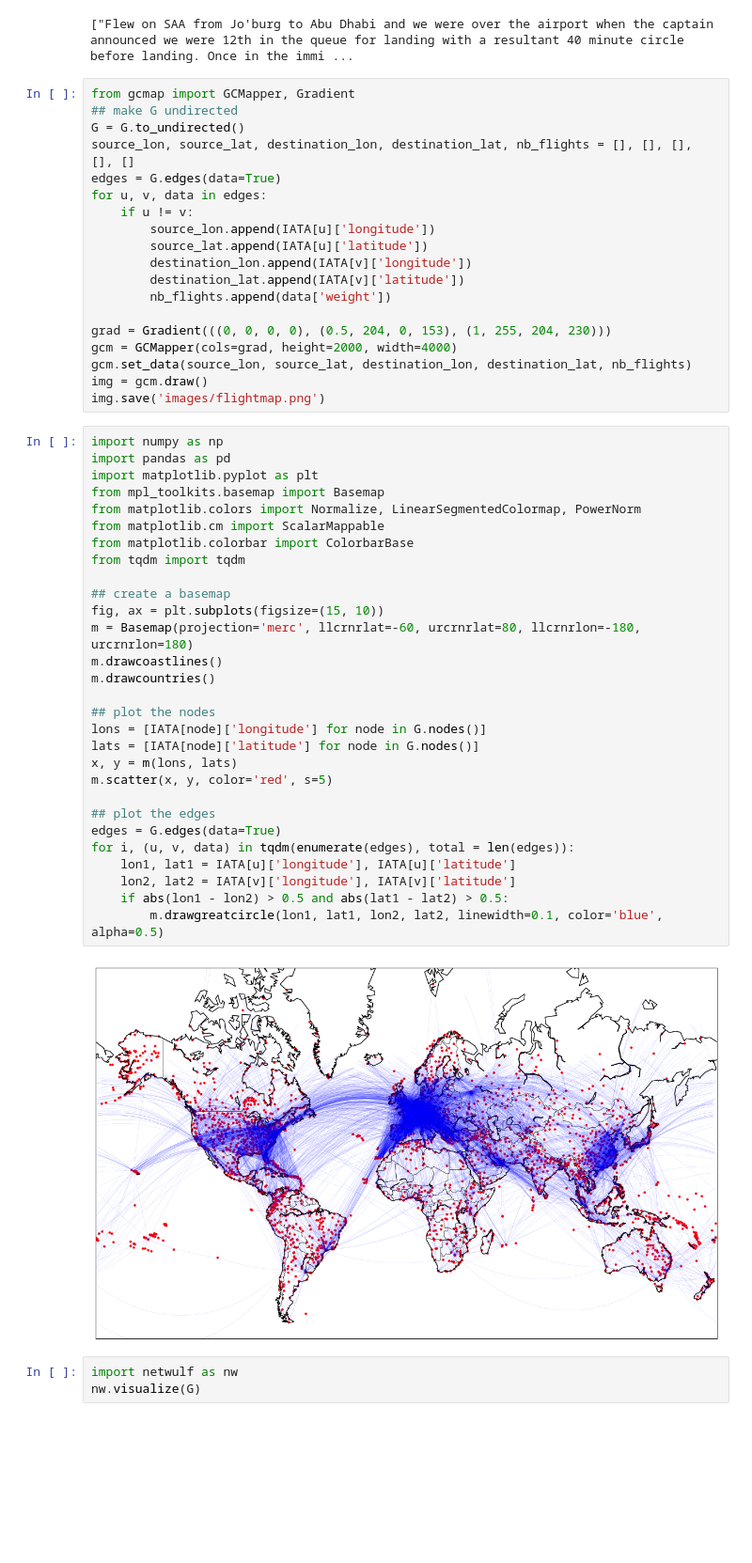
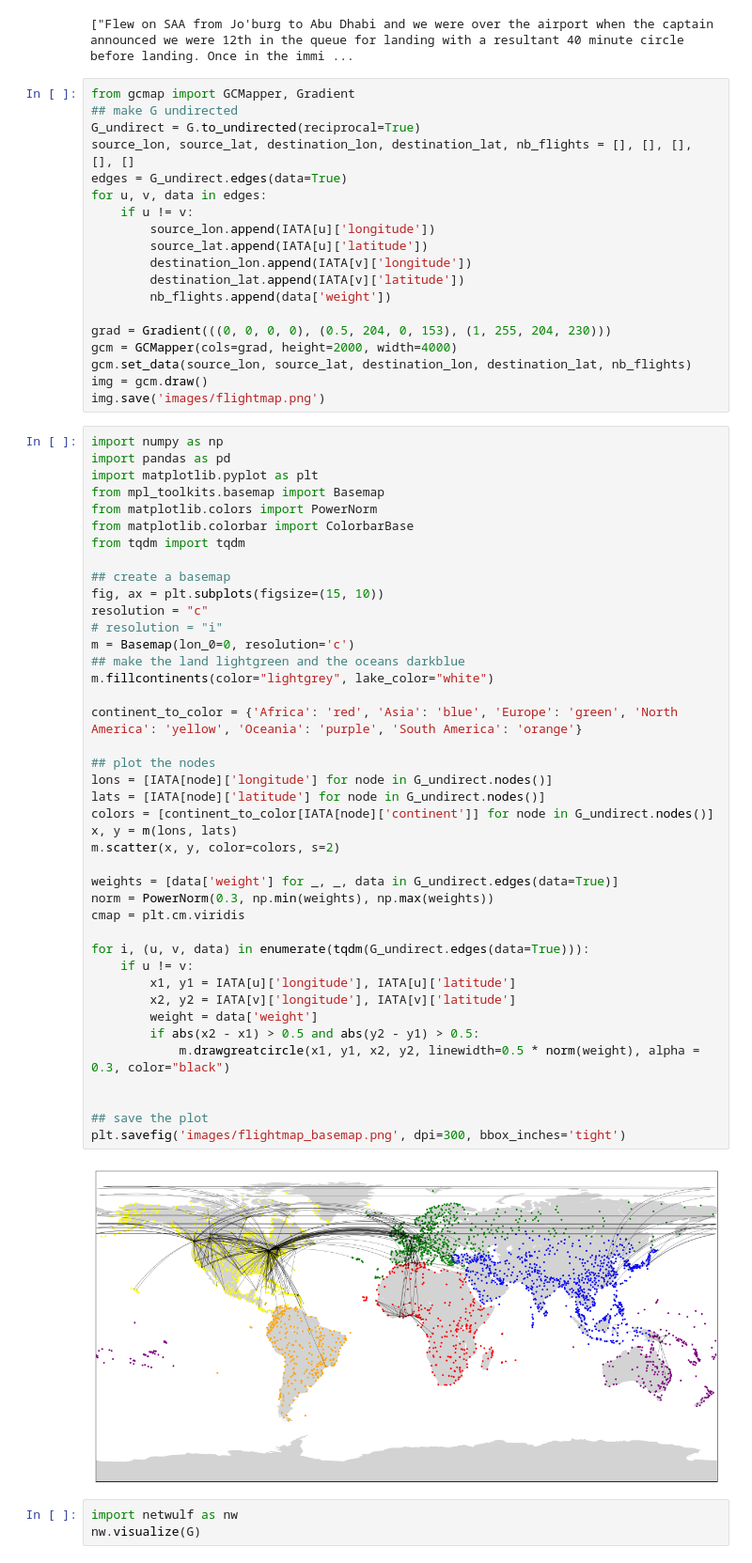
Before and after one commit to kommodeskab/SocialProject, a Jupyter notebook: visuals.ipynb, the cells around one changed output. Shown: that part at 94% size. Saved outputs shown, nothing was run; the diff lists cells and outputs as text; blank space fills up the shorter version.

Commit message:
better plot

```diff
--- a/visuals.ipynb
+++ b/visuals.ipynb
@@ -33,9 +33,9 @@ print(continent_to_reviews["Africa"])
 # %%
 from gcmap import GCMapper, Gradient
 ## make G undirected
-G = G.to_undirected()
+G_undirect = G.to_undirected(reciprocal=True)
 source_lon, source_lat, destination_lon, destination_lat, nb_flights = [], [], [], [], []
-edges = G.edges(data=True)
+edges = G_undirect.edges(data=True)
 for u, v, data in edges:
     if u != v:
         source_lon.append(IATA[u]['longitude'])
@@ -52,34 +52,46 @@ img.save('images/flightmap.png')
 # %%
 import numpy as np
 import pandas as pd
 import matplotlib.pyplot as plt
 from mpl_toolkits.basemap import Basemap
-from matplotlib.colors import Normalize, LinearSegmentedColormap, PowerNorm
-from matplotlib.cm import ScalarMappable
+from matplotlib.colors import PowerNorm
 from matplotlib.colorbar import ColorbarBase
 from tqdm import tqdm
 
 ## create a basemap
 fig, ax = plt.subplots(figsize=(15, 10))
-m = Basemap(projection='merc', llcrnrlat=-60, urcrnrlat=80, llcrnrlon=-180, urcrnrlon=180)
-m.drawcoastlines()
-m.drawcountries()
+resolution = "c"
+# resolution = "i"
+m = Basemap(lon_0=0, resolution='c')
+## make the land lightgreen and the oceans darkblue
+m.fillcontinents(color="lightgrey", lake_color="white")
+
+continent_to_color = {'Africa': 'red', 'Asia': 'blue', 'Europe': 'green', 'North America': 'yellow', 'Oceania': 'purple', 'South America': 'orange'}
 
 ## plot the nodes
-lons = [IATA[node]['longitude'] for node in G.nodes()]
-lats = [IATA[node]['latitude'] for node in G.nodes()]
+lons = [IATA[node]['longitude'] for node in G_undirect.nodes()]
+lats = [IATA[node]['latitude'] for node in G_undirect.nodes()]
+colors = [continent_to_color[IATA[node]['continent']] for node in G_undirect.nodes()]
 x, y = m(lons, lats)
-m.scatter(x, y, color='red', s=5)
+m.scatter(x, y, color=colors, s=2)
 
-## plot the edges
-edges = G.edges(data=True)
-for i, (u, v, data) in tqdm(enumerate(edges), total = len(edges)):
-    lon1, lat1 = IATA[u]['longitude'], IATA[u]['latitude']
-    lon2, lat2 = IATA[v]['longitude'], IATA[v]['latitude']
-    if abs(lon1 - lon2) > 0.5 and abs(lat1 - lat2) > 0.5:
-        m.drawgreatcircle(lon1, lat1, lon2, lat2, linewidth=0.1, color='blue', alpha=0.5)
+weights = [data['weight'] for _, _, data in G_undirect.edges(data=True)]
+norm = PowerNorm(0.3, np.min(weights), np.max(weights))
+cmap = plt.cm.viridis
+
+for i, (u, v, data) in enumerate(tqdm(G_undirect.edges(data=True))):
+    if u != v:
+        x1, y1 = IATA[u]['longitude'], IATA[u]['latitude']
+        x2, y2 = IATA[v]['longitude'], IATA[v]['latitude']
+        weight = data['weight']
+        if abs(x2 - x1) > 0.5 and abs(y2 - y1) > 0.5:
+            m.drawgreatcircle(x1, y1, x2, y2, linewidth=0.5 * norm(weight), alpha = 0.3, color="black")
+
+
+## save the plot
+plt.savefig('images/flightmap_basemap.png', dpi=300, bbox_inches='tight')
 # %% [output]
-[figure, old version]
+[figure, new version]
 # %%
 import netwulf as nw
 nw.visualize(G)
```
Also changed, not shown: parts of 2 cells of this notebook, 4 other files.
